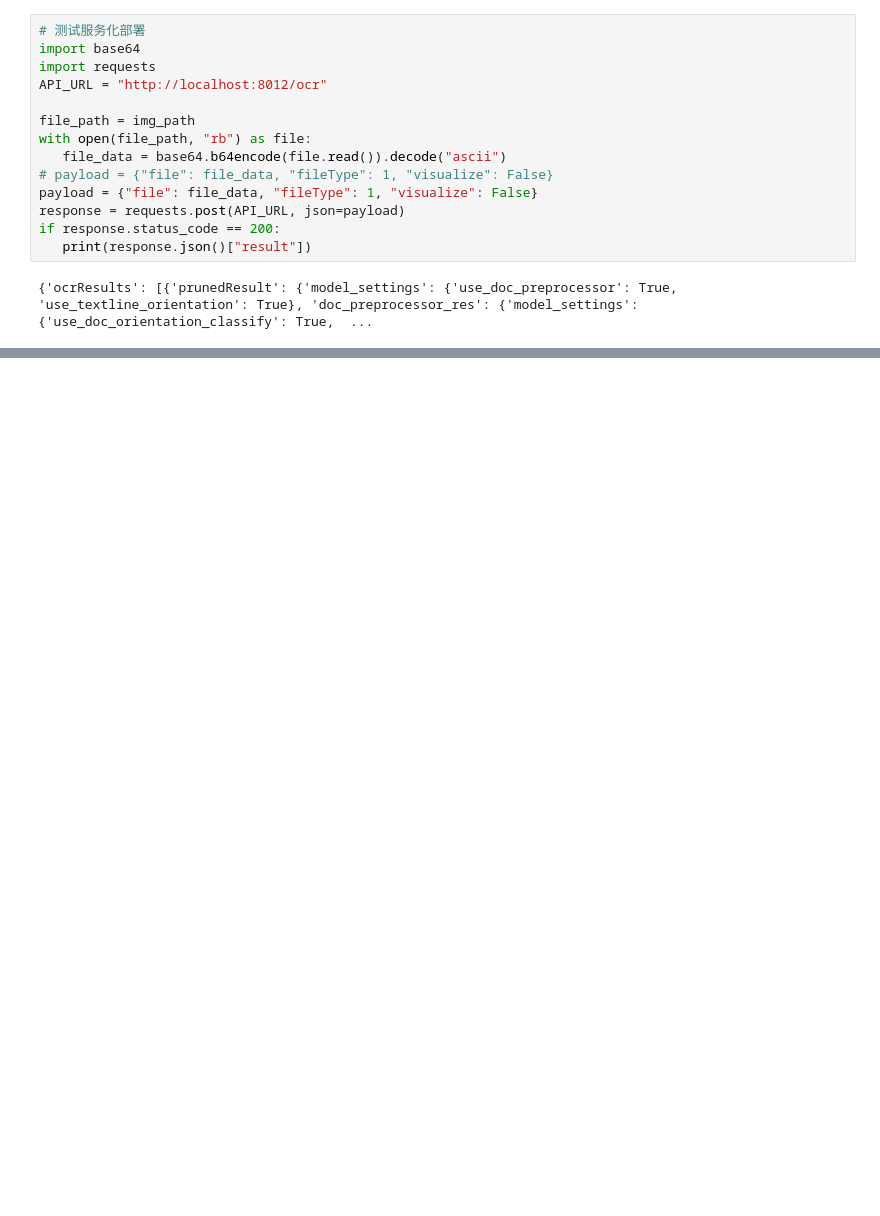
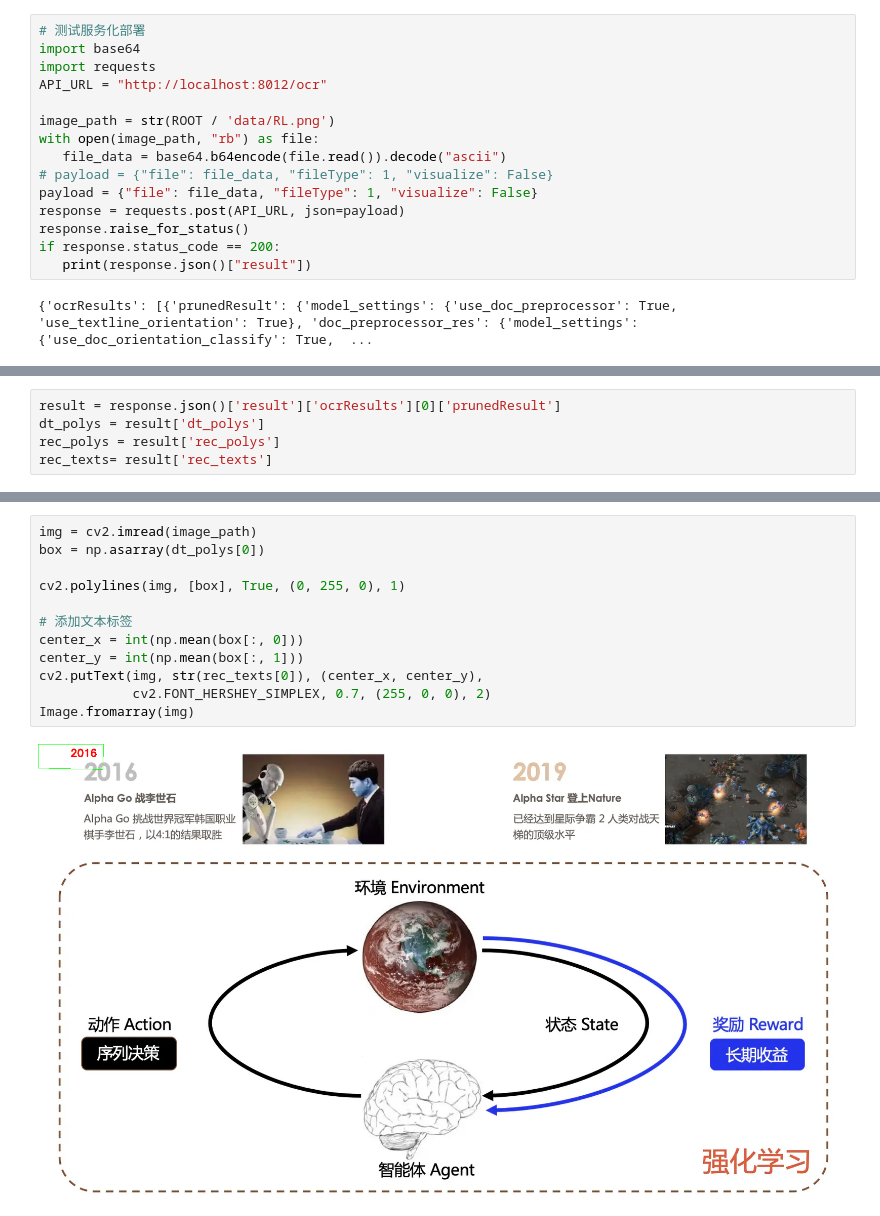
Before and after one commit to WangJie221/paddleocr, a Jupyter notebook: notebooks/test.ipynb, the cells around one changed output, grey strips where cells are left out. Cells and saved outputs as stored; diff of their text form; blank space fills up the shorter version.

```diff
--- a/notebooks/test.ipynb
+++ b/notebooks/test.ipynb
@@ -63,12 +63,13 @@ import base64
 import requests
 API_URL = "http://localhost:8012/ocr"
 
-file_path = img_path
-with open(file_path, "rb") as file:
+image_path = str(ROOT / 'data/RL.png')
+with open(image_path, "rb") as file:
    file_data = base64.b64encode(file.read()).decode("ascii")
 # payload = {"file": file_data, "fileType": 1, "visualize": False}
 payload = {"file": file_data, "fileType": 1, "visualize": False}
 response = requests.post(API_URL, json=payload)
+response.raise_for_status()
 if response.status_code == 200:
    print(response.json()["result"])
 # %% [output]
@@ -95,0 +77,5 @@ response.json()
+# %%
+result = response.json()['result']['ocrResults'][0]['prunedResult']
+dt_polys = result['dt_polys']
+rec_polys = result['rec_polys']
+rec_texts= result['rec_texts']
@@ -95,0 +102,14 @@ response.json()
+# %%
+img = cv2.imread(image_path)
+box = np.asarray(dt_polys[0])
+
+cv2.polylines(img, [box], True, (0, 255, 0), 1)
+
+# 添加文本标签
+center_x = int(np.mean(box[:, 0]))
+center_y = int(np.mean(box[:, 1]))
+cv2.putText(img, str(rec_texts[0]), (center_x, center_y),
+            cv2.FONT_HERSHEY_SIMPLEX, 0.7, (255, 0, 0), 2)
+Image.fromarray(img)
+# %% [output]
+[figure, added]
```
Also changed, not shown: parts of 10 cells of this notebook, 3 other files.
